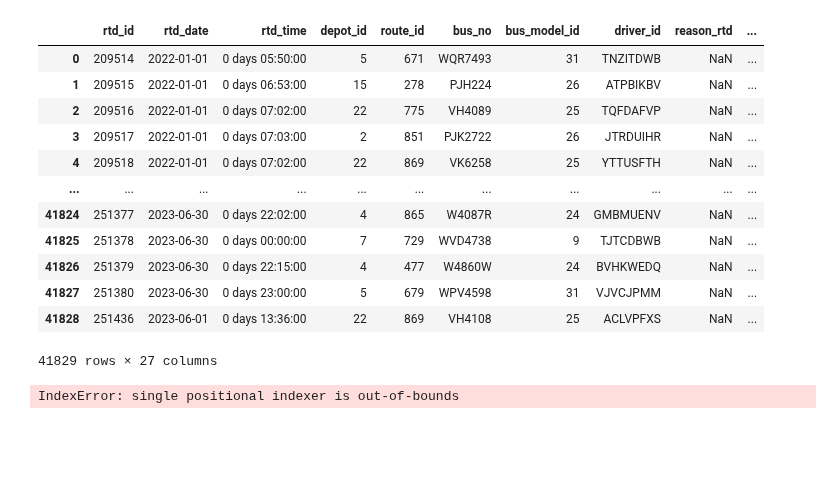
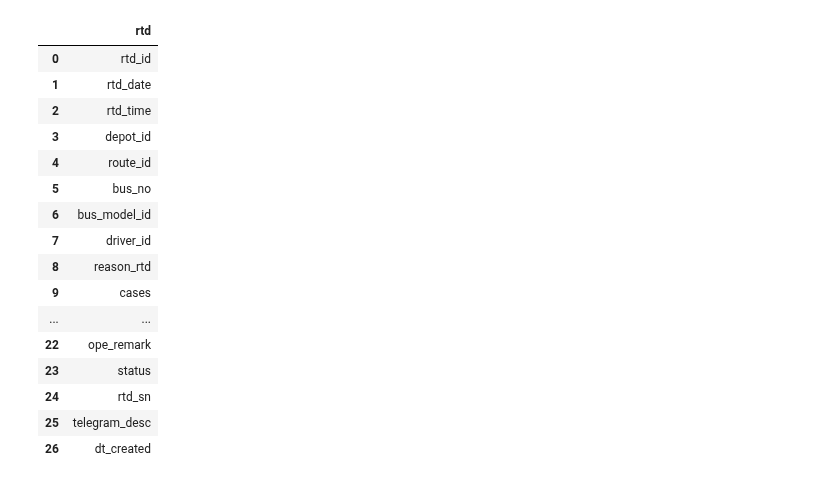
Before and after one commit to izardy/myrapid-backend, a Jupyter notebook: etl/sandbox.ipynb, the cells around one changed output. Cells and saved outputs as stored; diff of their text form; code cells hidden in the pictures; blank space fills up the shorter version.

```diff
--- a/etl/sandbox.ipynb
+++ b/etl/sandbox.ipynb
@@ -105,26 +169,24 @@ pd.read_csv('../data/route.csv') #to aggregate route id distance
 # %%
 #rtd=
 pd.read_csv('../data/rtd.csv') #to hi lite descriptive stat for repair cause , need an etl to standardize
+rtd=pd.DataFrame(pd.read_csv('../data/rtd.csv').head(1).columns,columns=['rtd'])
+rtd
 #rtd.iloc[0,0]
 # %% [output]
-|  | rtd_id | rtd_date | rtd_time | depot_id | route_id | bus_no | bus_model_id | driver_id | reason_rtd | ... |
-| 0 | 209514 | 2022-01-01 | 0 days 05:50:00 | 5 | 671 | WQR7493 | 31 | TNZITDWB | NaN | ... |
-| 1 | 209515 | 2022-01-01 | 0 days 06:53:00 | 15 | 278 | PJH224 | 26 | ATPBIKBV | NaN | ... |
-| 2 | 209516 | 2022-01-01 | 0 days 07:02:00 | 22 | 775 | VH4089 | 25 | TQFDAFVP | NaN | ... |
-| 3 | 209517 | 2022-01-01 | 0 days 07:03:00 | 2 | 851 | PJK2722 | 26 | JTRDUIHR | NaN | ... |
-| 4 | 209518 | 2022-01-01 | 0 days 07:02:00 | 22 | 869 | VK6258 | 25 | YTTUSFTH | NaN | ... |
-| ... | ... | ... | ... | ... | ... | ... | ... | ... | ... | ... |
-| 41824 | 251377 | 2023-06-30 | 0 days 22:02:00 | 4 | 865 | W4087R | 24 | GMBMUENV | NaN | ... |
-| 41825 | 251378 | 2023-06-30 | 0 days 00:00:00 | 7 | 729 | WVD4738 | 9 | TJTCDBWB | NaN | ... |
-| 41826 | 251379 | 2023-06-30 | 0 days 22:15:00 | 4 | 477 | W4860W | 24 | BVHKWEDQ | NaN | ... |
-| 41827 | 251380 | 2023-06-30 | 0 days 23:00:00 | 5 | 679 | WPV4598 | 31 | VJVCJPMM | NaN | ... |
-| 41828 | 251436 | 2023-06-01 | 0 days 13:36:00 | 22 | 869 | VH4108 | 25 | ACLVPFXS | NaN | ... |
+|  | rtd |
+| 0 | rtd_id |
+| 1 | rtd_date |
+| 2 | rtd_time |
+| 3 | depot_id |
+| 4 | route_id |
+| 5 | bus_no |
+| 6 | bus_model_id |
+| 7 | driver_id |
+| 8 | reason_rtd |
+| 9 | cases |
+| ... | ... |
+| 22 | ope_remark |
+| 23 | status |
+| 24 | rtd_sn |
+| 25 | telegram_desc |
+| 26 | dt_created |
-41829 rows × 27 columns
-# %%
-import pandas as pd
-import numpy as np
-
-temp=pd.DataFrame()
-print(temp.iloc[0,0])
-# %% [output]
-IndexError: single positional indexer is out-of-bounds
```
Also changed, not shown: parts of 34 cells of this notebook, 5 other files.
